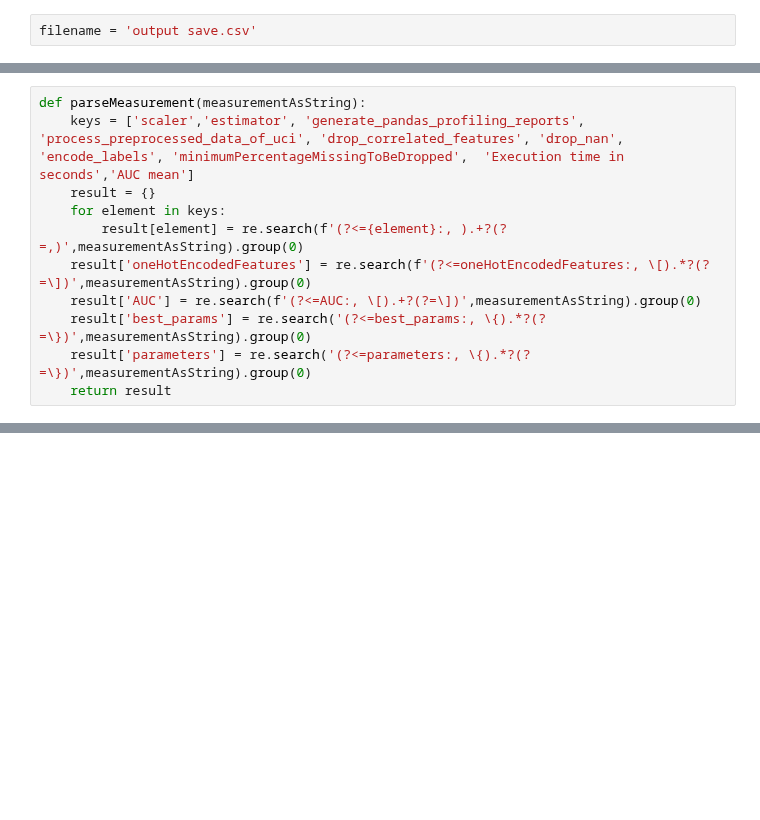
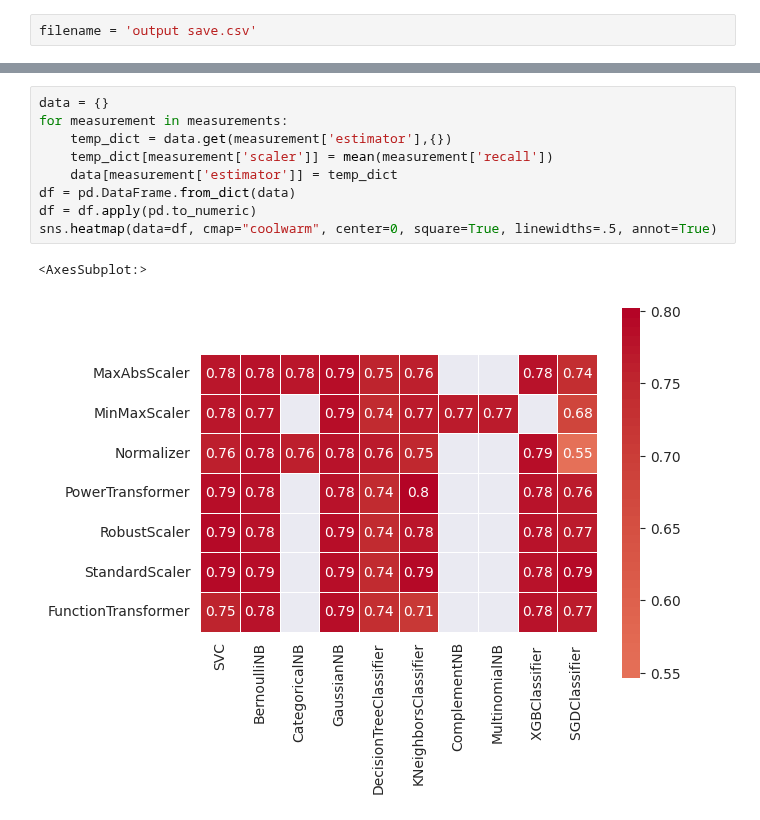
Before and after one commit to FinnHuelsbusch/UniMannheim-DataMining, a Jupyter notebook: output Analysis.ipynb, the cells around one changed output, grey strips where cells are left out. Saved outputs shown, nothing was run; the diff lists cells and outputs as text; blank space fills up the shorter version.

```diff
--- a/output Analysis.ipynb
+++ b/output Analysis.ipynb
@@ -9,11 +9,0 @@ import csv
-# %%
-def parseMeasurement(measurementAsString):
-    keys = ['scaler','estimator', 'generate_pandas_profiling_reports', 'process_preprocessed_data_of_uci', 'drop_correlated_features', 'drop_nan', 'encode_labels', 'minimumPercentageMissingToBeDropped',  'Execution time in seconds','AUC mean']
-    result = {}
-    for element in keys:
-        result[element] = re.search(f'(?<={element}:, ).+?(?=,)',measurementAsString).group(0)
-    result['oneHotEncodedFeatures'] = re.search(f'(?<=oneHotEncodedFeatures:, \[).*?(?=\])',measurementAsString).group(0)
-    result['AUC'] = re.search(f'(?<=AUC:, \[).+?(?=\])',measurementAsString).group(0)
-    result['best_params'] = re.search('(?<=best_params:, \{).*?(?=\})',measurementAsString).group(0)
-    result['parameters'] = re.search('(?<=parameters:, \{).*?(?=\})',measurementAsString).group(0)
-    return result
@@ -86,0 +76,12 @@ file_content
+# %%
+data = {}
+for measurement in measurements:
+    temp_dict = data.get(measurement['estimator'],{})
+    temp_dict[measurement['scaler']] = mean(measurement['recall'])
+    data[measurement['estimator']] = temp_dict
+df = pd.DataFrame.from_dict(data)
+df = df.apply(pd.to_numeric)
+sns.heatmap(data=df, cmap="coolwarm", center=0, square=True, linewidths=.5, annot=True)
+# %% [output]
+<AxesSubplot:>
+[figure, added]
```
Also changed, not shown: parts of 13 cells of this notebook.
